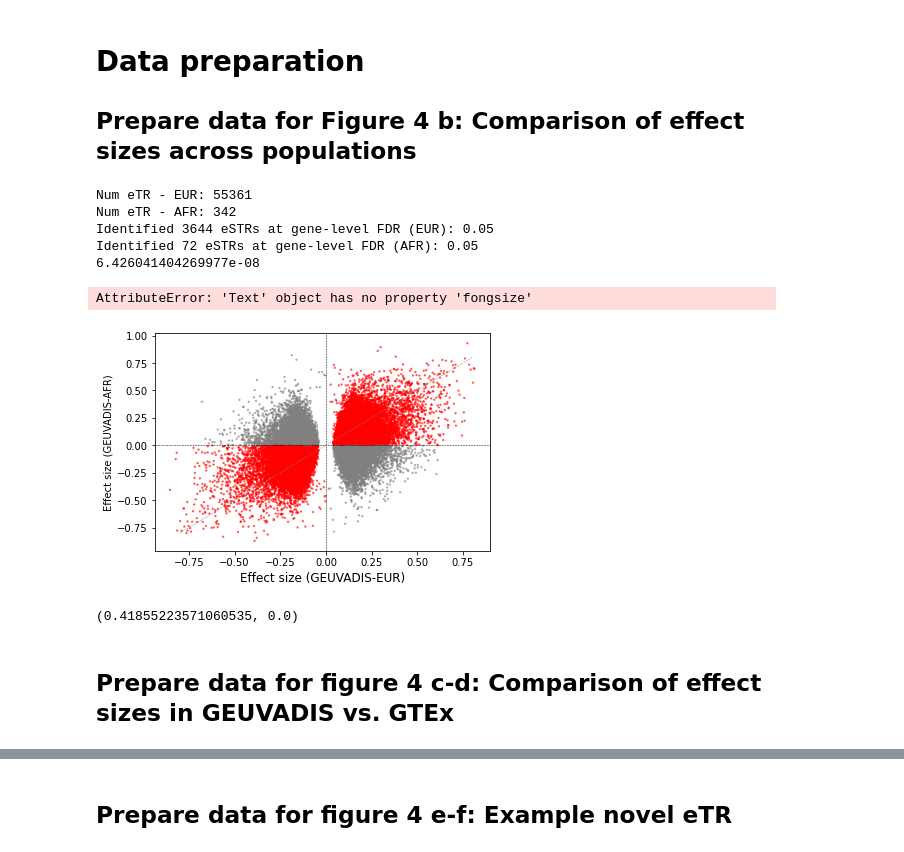
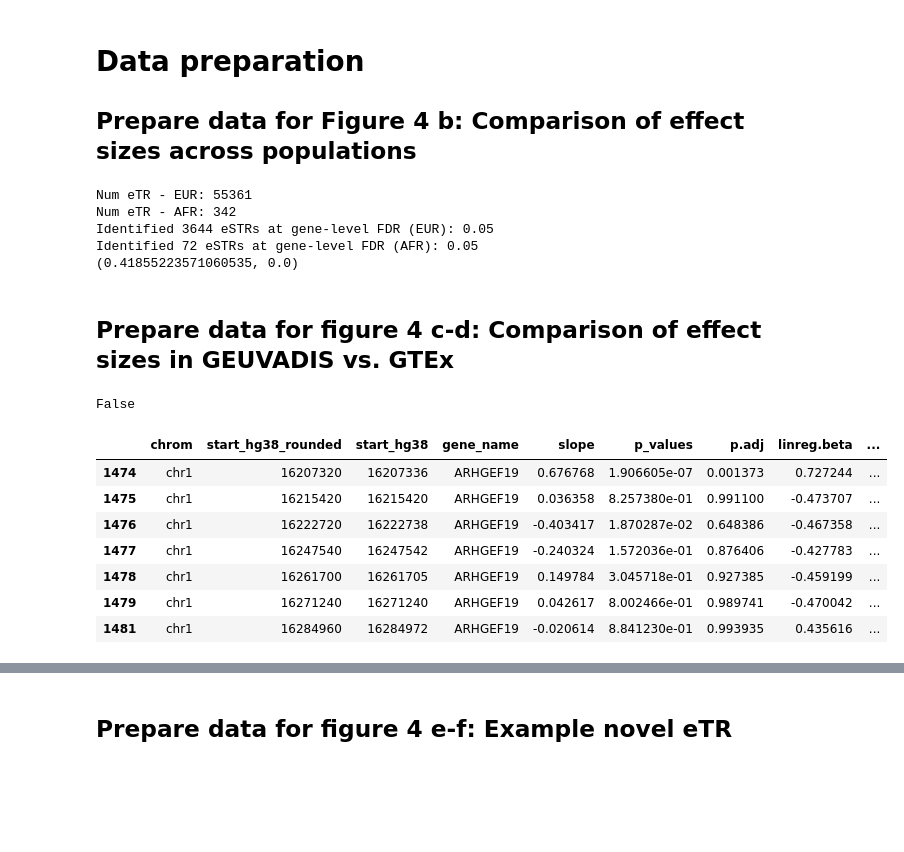
Before and after one commit to gymreklab/1000Genomes-TR-Analysis, a Jupyter notebook: figure-notebooks-round2/Figure4-TRsAssociatedWithGeneExpressionInLCLs.ipynb, the cells around one changed output, grey strips where cells are left out. Cells and saved outputs as stored; diff of their text form; code cells hidden in the pictures; blank space fills up the shorter version.

Commit message:
fix error

```diff
--- a/figure-notebooks-round2/Figure4-TRsAssociatedWithGeneExpressionInLCLs.ipynb
+++ b/figure-notebooks-round2/Figure4-TRsAssociatedWithGeneExpressionInLCLs.ipynb
@@ -112,8 +112,8 @@ cols = ["str-gene", "gene_name", "sample_n","p_values","slope","error","p.adj","
 data = pd.merge(eur_fdr[cols], afr_fdr[cols], on=["str-gene","gene_name"], suffixes=("_EUR", "_AFR"), how="outer")
 
 # the
-PTHRESH = 0.05/data.shape[0]
-print(PTHRESH)
+# PTHRESH = 0.05/data.shape[0]
+# print(PTHRESH)
 pltdata = data[(data["p.adj_EUR"]<FDRTHRESH) | (data["p.adj_AFR"]<FDRTHRESH)]
 pltdata = pltdata[pltdata["slope_AFR"].apply(abs) < 1]
 pltdata = pltdata[pltdata["slope_EUR"].apply(abs) < 1]
@@ -123,27 +123,21 @@ def GetColor(x, col1="slope_EUR", col2="slope_AFR"):
         return "red"
     else: return "gray"
 
-fig = plt.figure()
-ax = fig.add_subplot(111)
-ax.scatter(pltdata["slope_EUR"], pltdata["slope_AFR"], color=pltdata.apply(GetColor, 1), s=2, alpha=0.5);
-ax.axvline(x=0, linestyle="dashed", color="black", linewidth=0.5)
-ax.axhline(y=0, linestyle="dashed", color="black", linewidth=0.5)
-ax.plot([-0.8, 0.8], [-0.8, 0.8], linestyle="dashed", color="gray", linewidth=0.5)
-ax.set_xlabel("Effect size (GEUVADIS-EUR)",fontsize=12)
-ax.set_ylabel("Effect size (GEUVADIS-AFR)",fontsize=12)
+# fig = plt.figure()
+# ax = fig.add_subplot(111)
+# ax.scatter(pltdata["slope_EUR"], pltdata["slope_AFR"], color=pltdata.apply(GetColor, 1), s=2, alpha=0.5);
+# ax.axvline(x=0, linestyle="dashed", color="black", linewidth=0.5)
+# ax.axhline(y=0, linestyle="dashed", color="black", linewidth=0.5)
+# ax.plot([-0.8, 0.8], [-0.8, 0.8], linestyle="dashed", color="gray", linewidth=0.5)
+# ax.set_xlabel("Effect size (GEUVADIS-EUR)",fontsize=12)
+# ax.set_ylabel("Effect size (GEUVADIS-AFR)",fontsize=12)
 print(scipy.stats.pearsonr(pltdata["slope_EUR"], pltdata["slope_AFR"]))
-fig.savefig(os.path.join(PLOTDIR, "Figure4b-Geuvadis-AFRVsEUR.pdf"))
+# fig.savefig(os.path.join(PLOTDIR, "Figure4b-Geuvadis-AFRVsEUR.pdf"))
 # %% [output]
 Num eTR - EUR: 55361
 Num eTR - AFR: 342
 Identified 3644 eSTRs at gene-level FDR (EUR): 0.05
 Identified 72 eSTRs at gene-level FDR (AFR): 0.05
-6.426041404269977e-08
+(0.41855223571060535, 0.0)
-AttributeError: 'Text' object has no property 'fongsize'
-[figure, removed]
-# %%
-print(scipy.stats.pearsonr(pltdata["slope_EUR"], pltdata["slope_AFR"]))
-# %% [output]
-(0.41855223571060535, 0.0)
 # %% [markdown]
 ## Prepare data for figure 4 c-d: Comparison of effect sizes in GEUVADIS vs. GTEx
@@ -150,3 +148,18 @@ print(scipy.stats.pearsonr(pltdata["slope_EUR"], pltdata["slope_AFR"]))
+# %%
+v0_afr_merged.loc[1615]['linreg.pval.adj']<0.05
+# %% [output]
+False
+# %%
+afr_merged[afr_merged.gene_name=='ARHGEF19']
+# %% [output]
+|  | chrom | start_hg38_rounded | start_hg38 | gene_name | slope | p_values | p.adj | linreg.beta | ... |
+| 1474 | chr1 | 16207320 | 16207336 | ARHGEF19 | 0.676768 | 1.906605e-07 | 0.001373 | 0.727244 | ... |
+| 1475 | chr1 | 16215420 | 16215420 | ARHGEF19 | 0.036358 | 8.257380e-01 | 0.991100 | -0.473707 | ... |
+| 1476 | chr1 | 16222720 | 16222738 | ARHGEF19 | -0.403417 | 1.870287e-02 | 0.648386 | -0.467358 | ... |
+| 1477 | chr1 | 16247540 | 16247542 | ARHGEF19 | -0.240324 | 1.572036e-01 | 0.876406 | -0.427783 | ... |
+| 1478 | chr1 | 16261700 | 16261705 | ARHGEF19 | 0.149784 | 3.045718e-01 | 0.927385 | -0.459199 | ... |
+| 1479 | chr1 | 16271240 | 16271240 | ARHGEF19 | 0.042617 | 8.002466e-01 | 0.989741 | -0.470042 | ... |
+| 1481 | chr1 | 16284960 | 16284972 | ARHGEF19 | -0.020614 | 8.841230e-01 | 0.993935 | 0.435616 | ... |
 # %%
 # List of Tissues that analyzed in GTEx data
 TISSUES = [
```
Also changed, not shown: parts of 7 cells of this notebook.
